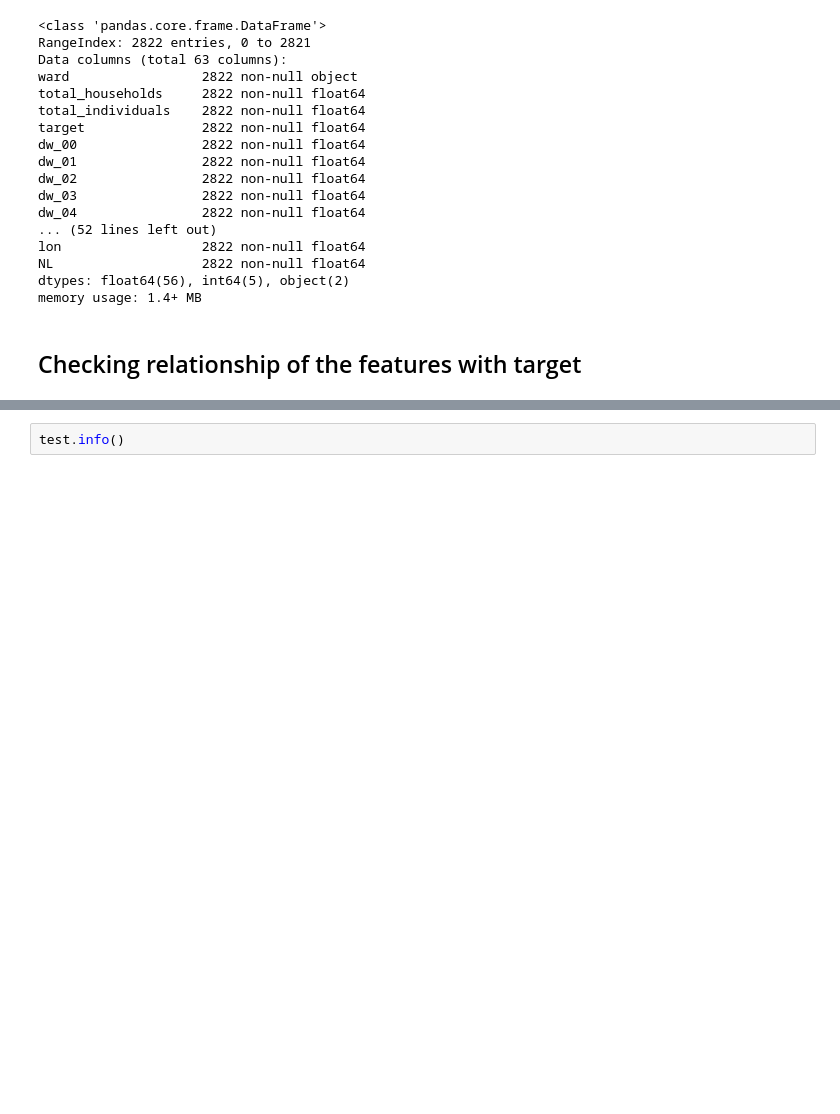
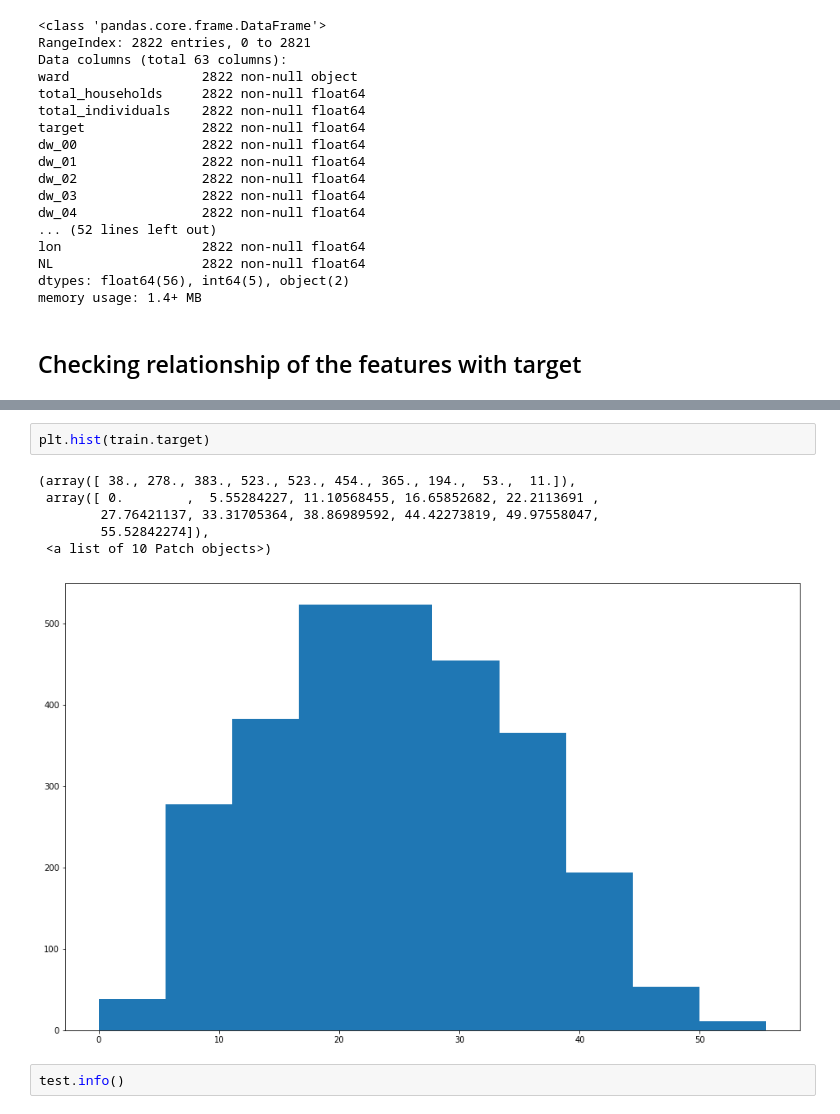
Before and after one commit to E-STAT/Women-in-AI-Zindi-hackathon, a Jupyter notebook: Women in AI-02-Random_Forest.ipynb, the cells around one changed output, grey strips where cells are left out. Drawn from its saved outputs; the diff is of its cells as text; blank space fills up the shorter version.

```diff
--- a/Women in AI-02-Random_Forest.ipynb
+++ b/Women in AI-02-Random_Forest.ipynb
@@ -110,3 +110,12 @@ plt.scatter(train.dw_00, train.dw_01)
+# %%
+plt.hist(train.target)
+# %% [output]
+(array([ 38., 278., 383., 523., 523., 454., 365., 194.,  53.,  11.]),
+ array([ 0.        ,  5.55284227, 11.10568455, 16.65852682, 22.2113691 ,
+        27.76421137, 33.31705364, 38.86989592, 44.42273819, 49.97558047,
+        55.52842274]),
+ <a list of 10 Patch objects>)
+[figure, added]
 # %%
 test.info()
 # %% [output]
```
Also changed, not shown: parts of 36 cells of this notebook.
